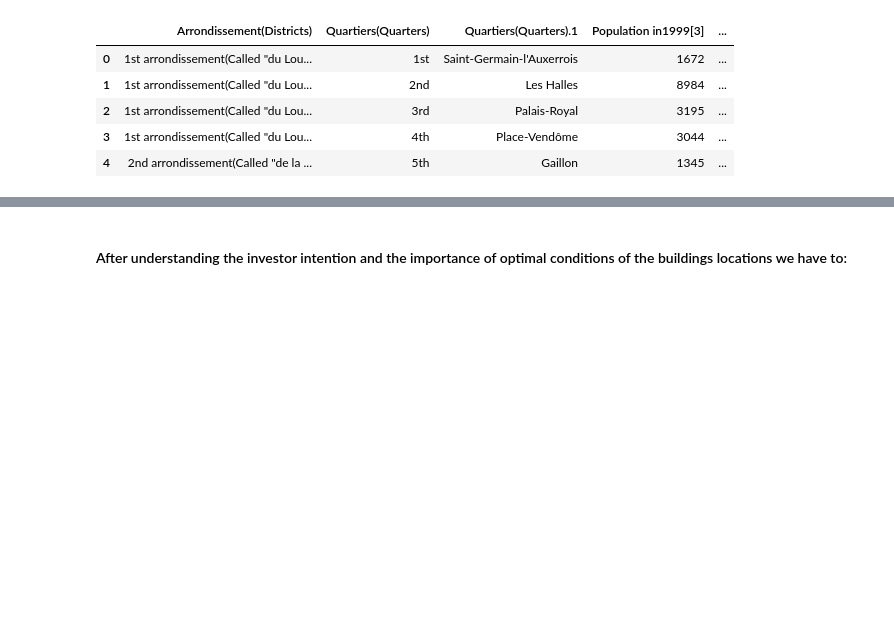
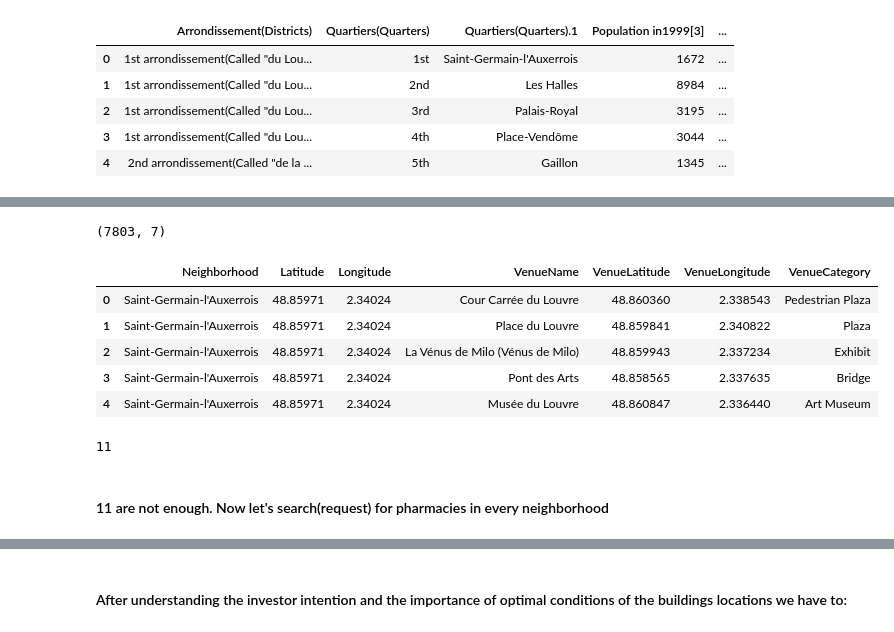
Before and after one commit to georgeeks/Foursquare-Capstone-Project-Notebook, a Jupyter notebook: WEEKS 4-5 - Final Project/ST Capstone Final Project.ipynb, the cells around one changed output, grey strips where cells are left out. Saved outputs shown, nothing was run; the diff lists cells and outputs as text; code cells hidden in the pictures; blank space fills up the shorter version.

```diff
--- a/WEEKS 4-5 - Final Project/ST Capstone Final Project.ipynb
+++ b/WEEKS 4-5 - Final Project/ST Capstone Final Project.ipynb
@@ -134,0 +122,6 @@ print(pharma_venues)
+# %%
+quarters_coords = pd.DataFrame(coords, columns=['Latitude', 'Longitude'])
+# %%
+# Now, merge the coordinates into the original dataframe
+p_quarters['Latitude'] = quarters_coords['Latitude']
+p_quarters['Longitude'] = quarters_coords['Longitude']
@@ -134,0 +171,46 @@ print(pharma_venues)
+# %%
+CLIENT_ID=cfg['client_id']
+CLIENT_SECRET=cfg['client_secret']
+VERSION=cfg['version']
+radius = 2000
+LIMIT = 150
+
+venues = []
+
+for latitude, longitude, neighborhood in zip(p_quarters['Latitude'], p_quarters['Longitude'], p_quarters['Quarters']):
+
+    url = "https://api.foursquare.com/v2/venues/explore?client_id={}&client_secret={}&v={}&ll={},{}&radius={}&limit={}".format(
+        CLIENT_ID,
+        CLIENT_SECRET,
+        VERSION,
+        latitude,
+        longitude,
+        radius,
+        LIMIT)
+
+    results = requests.get(url).json()["response"]['groups'][0]['items']
+
+    for venue in results:
+        venues.append((
+            neighborhood,
+            latitude,
+            longitude,
+            venue['venue']['name'],
+            venue['venue']['location']['lat'],
+            venue['venue']['location']['lng'],
+            venue['venue']['categories'][0]['name']))
+# %%
+venues_df = pd.DataFrame(venues)
+
+venues_df.columns = ['Neighborhood', 'Latitude', 'Longitude', 'VenueName', 'VenueLatitude', 'VenueLongitude', 'VenueCategory']
+
+print(venues_df.shape)
+venues_df.head()
+# %% [output]
+(7803, 7)
+|  | Neighborhood | Latitude | Longitude | VenueName | VenueLatitude | VenueLongitude | VenueCategory |
+| 0 | Saint-Germain-l'Auxerrois | 48.85971 | 2.34024 | Cour Carrée du Louvre | 48.860360 | 2.338543 | Pedestrian Plaza |
+| 1 | Saint-Germain-l'Auxerrois | 48.85971 | 2.34024 | Place du Louvre | 48.859841 | 2.340822 | Plaza |
+| 2 | Saint-Germain-l'Auxerrois | 48.85971 | 2.34024 | La Vénus de Milo (Vénus de Milo) | 48.859943 | 2.337234 | Exhibit |
+| 3 | Saint-Germain-l'Auxerrois | 48.85971 | 2.34024 | Pont des Arts | 48.858565 | 2.337635 | Bridge |
+| 4 | Saint-Germain-l'Auxerrois | 48.85971 | 2.34024 | Musée du Louvre | 48.860847 | 2.336440 | Art Museum |
@@ -134,0 +222,8 @@ print(pharma_venues)
+# %%
+
+pharma_no = len(list((x for x in venues_df['VenueCategory'].tolist() if x == 'Pharmacy')))
+pharma_no
+# %% [output]
+11
+# %% [markdown]
+#### 11 are not enough. Now let's search(request) for pharmacies in every neighborhood
```
Also changed, not shown: parts of 37 cells of this notebook, 6 other files.
